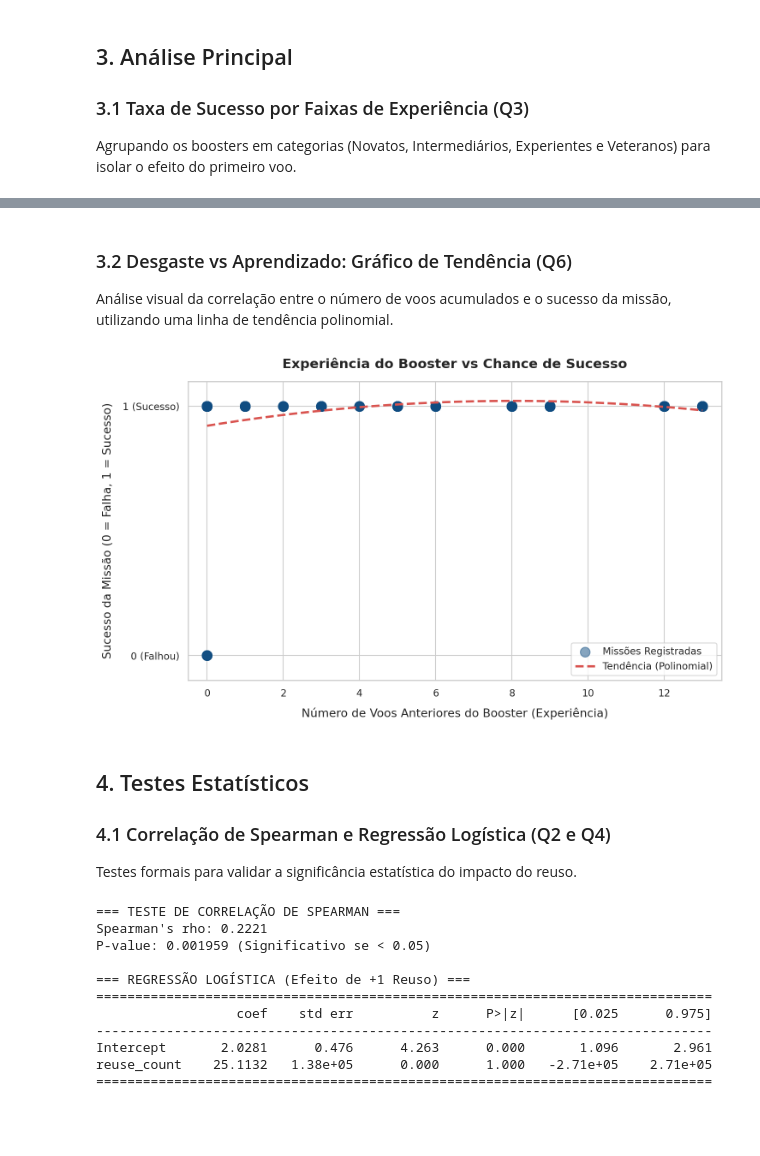
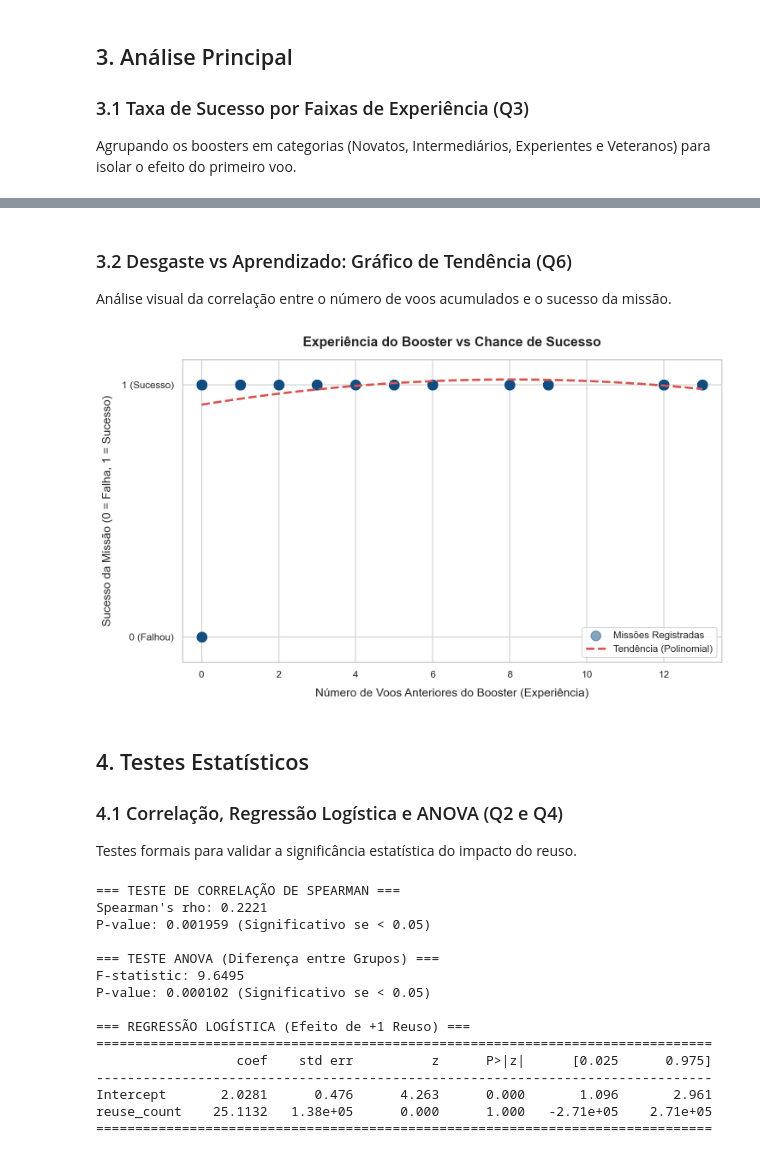
Before and after one commit to Lucasgrf/spacex-reliability-study, a Jupyter notebook: analyses/izac/experience_analysis.ipynb, the cells around one changed output, grey strips where cells are left out. Saved outputs shown, nothing was run; the diff lists cells and outputs as text; code cells hidden in the pictures; blank space fills up the shorter version.

```diff
--- a/analyses/izac/experience_analysis.ipynb
+++ b/analyses/izac/experience_analysis.ipynb
@@ -99,48 +161,57 @@ print(experience_success[['experience_level', 'count', 'success_rate (%)']].roun
 # %% [markdown]
 ### 3.2 Desgaste vs Aprendizado: Gráfico de Tendência (Q6)
-Análise visual da correlação entre o número de voos acumulados e o sucesso da missão, utilizando uma linha de tendência polinomial.
+Análise visual da correlação entre o número de voos acumulados e o sucesso da missão.
 # %%
 plt.figure(figsize=(10, 6))
 
-# Plotagem dos pontos (jitter adicionado visualmente pelo tamanho/transparência)
-plt.scatter(df['reuse_count'], df['success'].astype(int),
+plt.scatter(df['reuse_count'], df['success_num'],
             alpha=0.5, color=colors['primary'], s=120, label='Missões Registradas', zorder=3)
 
 # Linha de tendência Polinomial (Grau 2)
-z = np.polyfit(df['reuse_count'], df['success'].astype(int), 2)
+z = np.polyfit(df['reuse_count'], df['success_num'], 2)
 p = np.poly1d(z)
 x_line = np.linspace(0, 13, 100)
 plt.plot(x_line, p(x_line), color=colors['accent'], linestyle='--', linewidth=2.5, label='Tendência (Polinomial)', zorder=4)
 
 plt.xlabel('Número de Voos Anteriores do Booster (Experiência)', labelpad=10)
 plt.ylabel('Sucesso da Missão (0 = Falha, 1 = Sucesso)', labelpad=10)
 plt.title('Experiência do Booster vs Chance de Sucesso', pad=15, fontweight='bold')
 
 plt.xlim(-0.5, 13.5)
 plt.ylim(-0.1, 1.1)
 plt.yticks([0, 1], ['0 (Falhou)', '1 (Sucesso)'])
 plt.legend(loc='lower right', frameon=True)
 plt.tight_layout()
 
-# Salvando a imagem no padrão do projeto
+# Salvando a imagem na pasta global
 plt.savefig('../../graphs/izac_experience_vs_success.png', dpi=300)
 plt.show()
 # %% [output]
-[figure, old version]
+[figure, new version]
 # %% [markdown]
 ## 4. Testes Estatísticos
 
-### 4.1 Correlação de Spearman e Regressão Logística (Q2 e Q4)
+### 4.1 Correlação, Regressão Logística e ANOVA (Q2 e Q4)
 Testes formais para validar a significância estatística do impacto do reuso.
 # %%
-df['success_num'] = df['success'].astype(int)
-
+# 1. Correlação de Spearman
 rho, pval = stats.spearmanr(df['reuse_count'], df['success_num'])
 
 print("=== TESTE DE CORRELAÇÃO DE SPEARMAN ===")
 print(f"Spearman's rho: {rho:.4f}")
 print(f"P-value: {pval:.6f} (Significativo se < 0.05)\n")
 
+# 2. Teste ANOVA (Diferença entre Grupos)
+print("=== TESTE ANOVA (Diferença entre Grupos) ===")
+virgin = df[df['reuse_count'] == 0]['success_num']
+intermediate = df[(df['reuse_count'] >= 1) & (df['reuse_count'] <= 3)]['success_num']
+experienced = df[df['reuse_count'] >= 4]['success_num']
+
+f_stat, pval_anova = stats.f_oneway(virgin, intermediate, experienced)
+print(f"F-statistic: {f_stat:.4f}")
+print(f"P-value: {pval_anova:.6f} (Significativo se < 0.05)\n")
+
+# 3. Regressão Logística
 print("=== REGRESSÃO LOGÍSTICA (Efeito de +1 Reuso) ===")
 model = smf.logit('success_num ~ reuse_count', data=df).fit(disp=0)
 print(model.summary().tables[1])
@@ -148,6 +219,10 @@ print(model.summary().tables[1])
 === TESTE DE CORRELAÇÃO DE SPEARMAN ===
 Spearman's rho: 0.2221
 P-value: 0.001959 (Significativo se < 0.05)
+
+=== TESTE ANOVA (Diferença entre Grupos) ===
+F-statistic: 9.6495
+P-value: 0.000102 (Significativo se < 0.05)
 
 === REGRESSÃO LOGÍSTICA (Efeito de +1 Reuso) ===
 ===============================================================================
```
Also changed, not shown: parts of 12 cells of this notebook.
